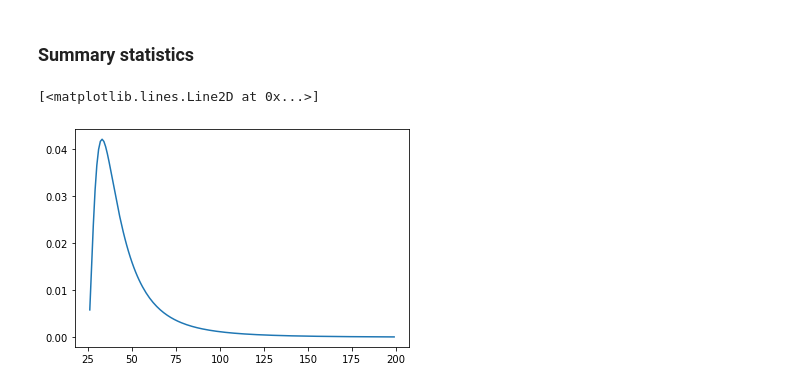
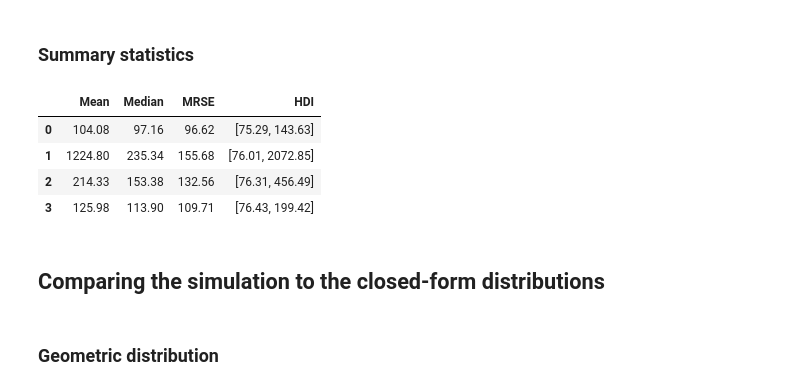
Before and after one commit to lucasmoschen/phd-bayesian-statistics, a Jupyter notebook: notebooks/final_exam.ipynb, the cells around one changed output. Saved outputs shown, nothing was run; the diff lists cells and outputs as text; code cells hidden in the pictures.

```diff
--- a/notebooks/final_exam.ipynb
+++ b/notebooks/final_exam.ipynb
@@ -429,18 +606,26 @@ plt.show()
 # %%
 raft_N = fit_raftery.extract()["N"]
 uninf_N = fit_uninf.extract()["N"]
 geom_id_N = fit_geom_id.extract()["N"]
 geom_corr_N = fit_geom_corr.extract()["N"]
 
 se = {
     'Mean': [raft_N.mean(), uninf_N.mean(), geom_id_N.mean(), geom_corr_N.mean()],
     'Median': [np.median(raft_N), np.median(uninf_N), np.median(geom_id_N), np.median(geom_corr_N)],
     'MRSE': [(1/raft_N).mean()/(1/raft_N**2).mean(), (1/uninf_N).mean()/(1/uninf_N**2).mean(),
              (1/geom_id_N).mean()/(1/geom_id_N**2).mean(), (1/geom_corr_N).mean()/(1/geom_corr_N**2).mean()],
     'HDI': [az.hdi(raft_N, hdi_prop = 0.95), az.hdi(uninf_N, hdi_prop = 0.95),
             az.hdi(geom_id_N, hdi_prop = 0.95), az.hdi(geom_corr_N, hdi_prop = 0.95)]
 }
 
 summary_statistics = pd.DataFrame(se)
 summary_statistics.HDI = summary_statistics.HDI.apply(lambda x: [round(x[0],2), round(x[1],2)])
-print(summary_statistics.to_latex())
+summary_statistics
+# %% [output]
+|  | Mean | Median | MRSE | HDI |
+| 0 | 104.08 | 97.16 | 96.62 | [75.29, 143.63] |
+| 1 | 1224.80 | 235.34 | 155.68 | [76.01, 2072.85] |
+| 2 | 214.33 | 153.38 | 132.56 | [76.31, 456.49] |
+| 3 | 125.98 | 113.90 | 109.71 | [76.43, 199.42] |
+# %% [markdown]
+## Comparing the simulation to the closed-form distributions
@@ -447,3 +656,5 @@ print(summary_statistics.to_latex())
+# %% [markdown]
+### Geometric distribution
 # %%
 S = sum(impala)
 n = len(impala)
@@ -456,20 +667,14 @@ def p1_geom_unnorm(N, x_obs):
     result *= beta(S+geom_id_data["alpha2"], n*N - S + geom_id_data["beta2"])
     return result
 
-constant = 0
-N = 26
+constant_geom = 0
+N = xmax
 eps = 1
-while eps > 1e-16: #np.finfo(np.float64).eps:
+while eps > 1e-16:
     eps = p1_geom_unnorm(N, impala)
-    constant += eps
+    constant_geom += eps
     N += 1
 
 def p1_geom(N, x_obs):
 
-    return p1_geom_unnorm(N, x_obs)/constant
-
-N_values = list(range(26,200))
-plt.plot(N_values, [p1_geom(N,impala) for N in N_values])
+    return p1_geom_unnorm(N, x_obs)/constant_geom
-# %% [output]
-[<matplotlib.lines.Line2D at 0x...>]
-[figure, removed]
```
Also changed, not shown: parts of 30 cells of this notebook, 5 other files.
